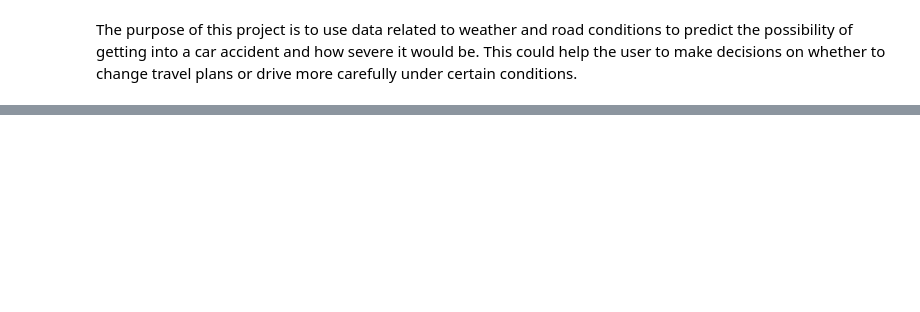
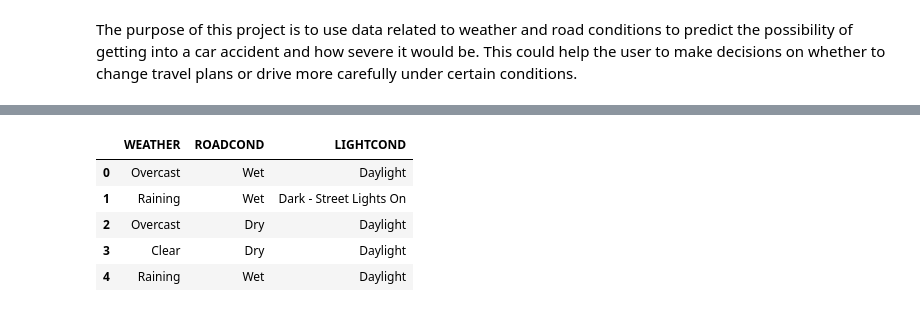
Before and after one commit to kohliyip/Coursera_Capstone, a Jupyter notebook: week1/Coursera_Capstone.ipynb, the cells around one changed output, grey strips where cells are left out. Cells and saved outputs as stored; diff of their text form; code cells hidden in the pictures; blank space fills up the shorter version.

```diff
--- a/week1/Coursera_Capstone.ipynb
+++ b/week1/Coursera_Capstone.ipynb
@@ -22,0 +111,9 @@ The machine learning model will be trained to predict accident severity based on
+# %%
+data[['WEATHER', 'ROADCOND', 'LIGHTCOND']].head()
+# %% [output]
+|  | WEATHER | ROADCOND | LIGHTCOND |
+| 0 | Overcast | Wet | Daylight |
+| 1 | Raining | Wet | Dark - Street Lights On |
+| 2 | Overcast | Dry | Daylight |
+| 3 | Clear | Dry | Daylight |
+| 4 | Raining | Wet | Daylight |
```
Also changed, not shown: parts of 32 cells of this notebook.
